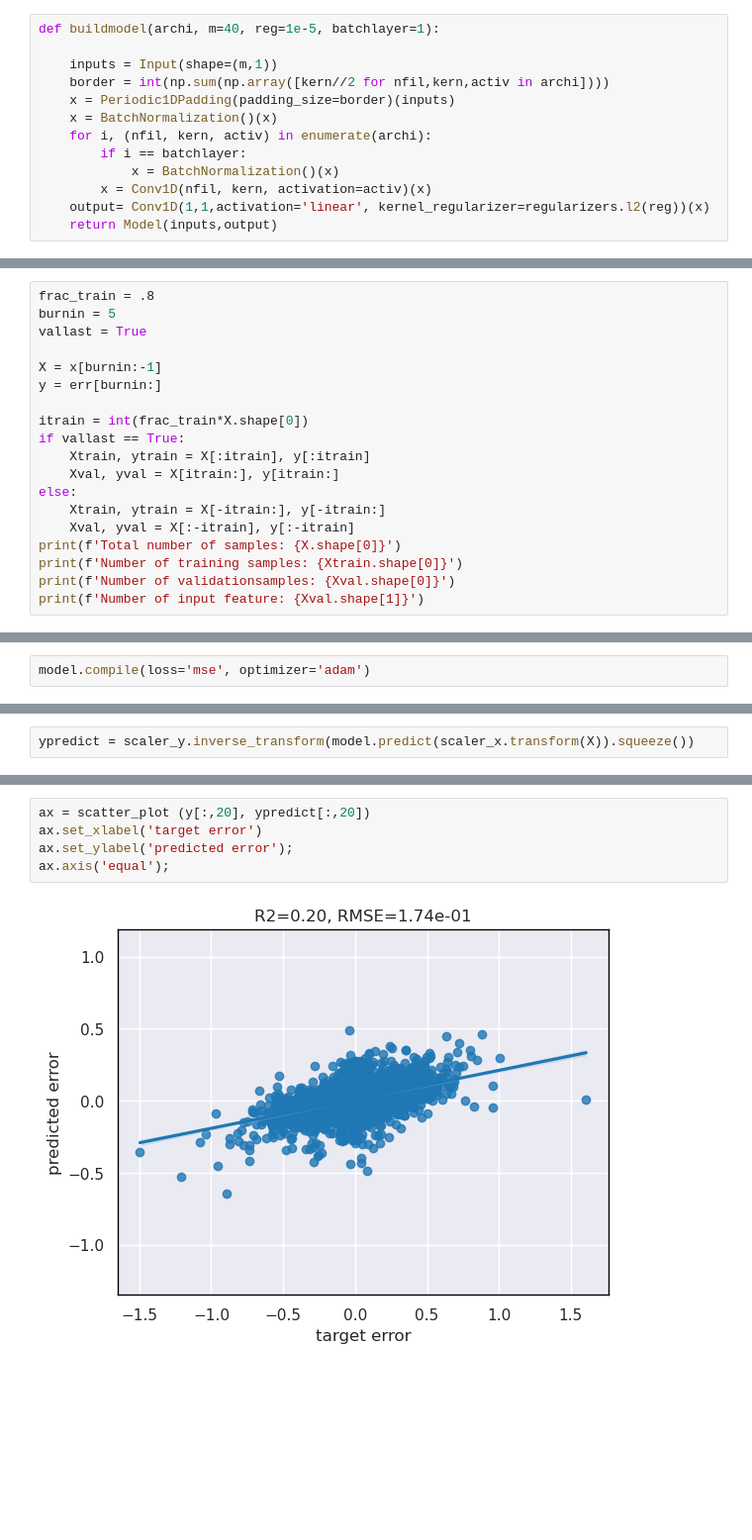
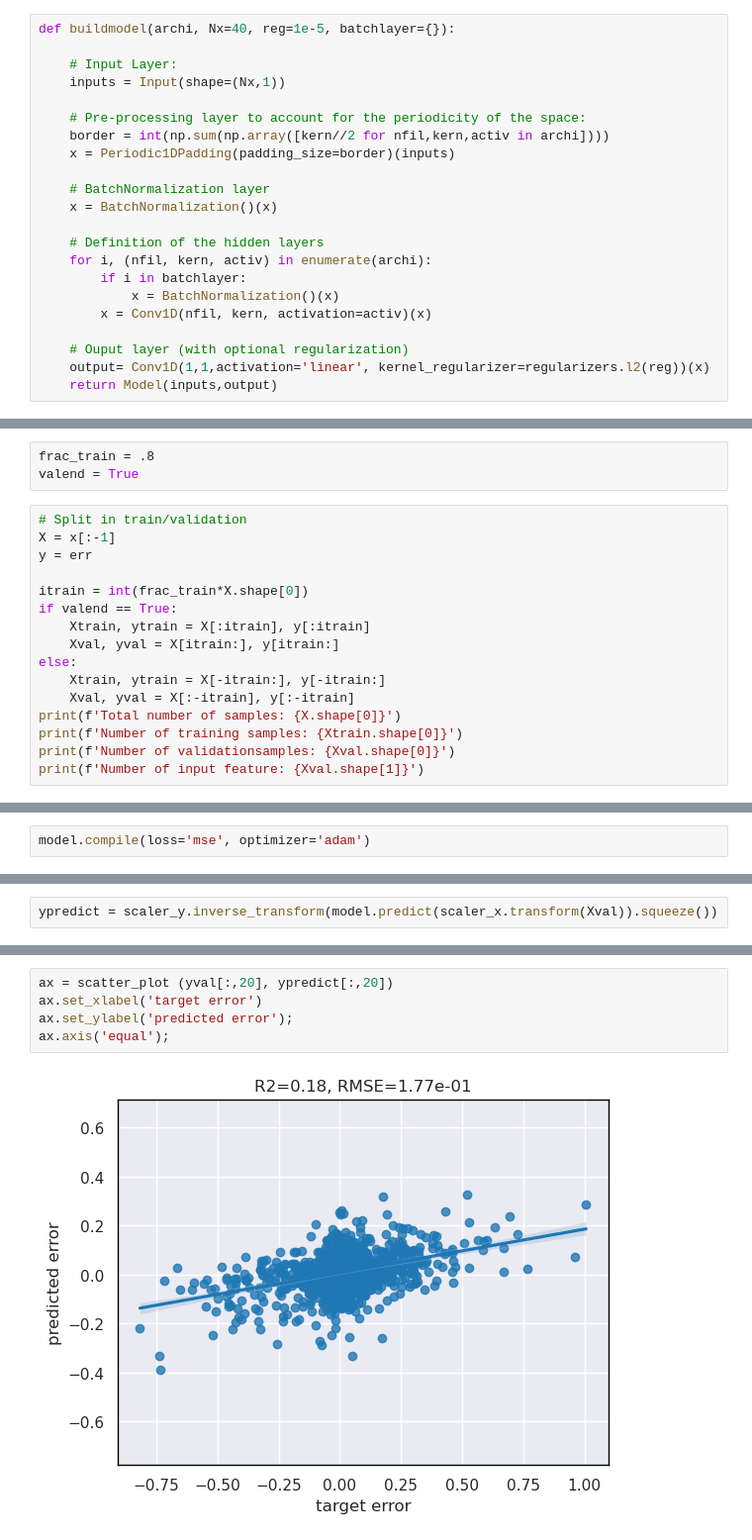
Before and after one commit to marcbocquet/2022-mooc-ecmwf-bocquet-brajard, a Jupyter notebook: mooc_ecmwf_bocquet_brajard_part2.ipynb, the cells around one changed output, grey strips where cells are left out. Shown at 99% size. Drawn from its saved outputs; the diff is of its cells as text; blank space fills up the shorter version.

```diff
--- a/mooc_ecmwf_bocquet_brajard_part2.ipynb
+++ b/mooc_ecmwf_bocquet_brajard_part2.ipynb
@@ -174,14 +157,23 @@ class Periodic1DPadding(Layer):
 # %%
-def buildmodel(archi, m=40, reg=1e-5, batchlayer=1):
+def buildmodel(archi, Nx=40, reg=1e-5, batchlayer={}):
 
-    inputs = Input(shape=(m,1))
+    # Input Layer:
+    inputs = Input(shape=(Nx,1))
+
+    # Pre-processing layer to account for the periodicity of the space:
     border = int(np.sum(np.array([kern//2 for nfil,kern,activ in archi])))
     x = Periodic1DPadding(padding_size=border)(inputs)
+
+    # BatchNormalization layer
     x = BatchNormalization()(x)
+
+    # Definition of the hidden layers
     for i, (nfil, kern, activ) in enumerate(archi):
-        if i == batchlayer:
+        if i in batchlayer:
             x = BatchNormalization()(x)
         x = Conv1D(nfil, kern, activation=activ)(x)
+
+    # Ouput layer (with optional regularization)
     output= Conv1D(1,1,activation='linear', kernel_regularizer=regularizers.l2(reg))(x)
     return Model(inputs,output)
 # %%
@@ -199,13 +197,13 @@ To enable them in other operations, rebuild TensorFlow with the appropriate comp
+# %%
+frac_train = .8
+valend = True
 # %%
-frac_train = .8
-burnin = 5
-vallast = True
-
-X = x[burnin:-1]
-y = err[burnin:]
+# Split in train/validation
+X = x[:-1]
+y = err
 
 itrain = int(frac_train*X.shape[0])
-if vallast == True:
+if valend == True:
     Xtrain, ytrain = X[:itrain], y[:itrain]
     Xval, yval = X[itrain:], y[itrain:]
 else:
@@ -266,3 +269,3 @@ INFO:tensorflow:Assets written to: Output/damodel_nn/assets
 # %%
-ypredict = scaler_y.inverse_transform(model.predict(scaler_x.transform(X)).squeeze())
+ypredict = scaler_y.inverse_transform(model.predict(scaler_x.transform(Xval)).squeeze())
 # %% [output]
@@ -270,7 +273,7 @@ ypredict = scaler_y.inverse_transform(model.predict(scaler_x.transform(X)).squee
 # %%
-ax = scatter_plot (y[:,20], ypredict[:,20])
+ax = scatter_plot (yval[:,20], ypredict[:,20])
 ax.set_xlabel('target error')
 ax.set_ylabel('predicted error');
 ax.axis('equal');
 # %% [output]
-[figure, old version]
+[figure, new version]
```
Also changed, not shown: parts of 31 cells of this notebook, 1 other file.
